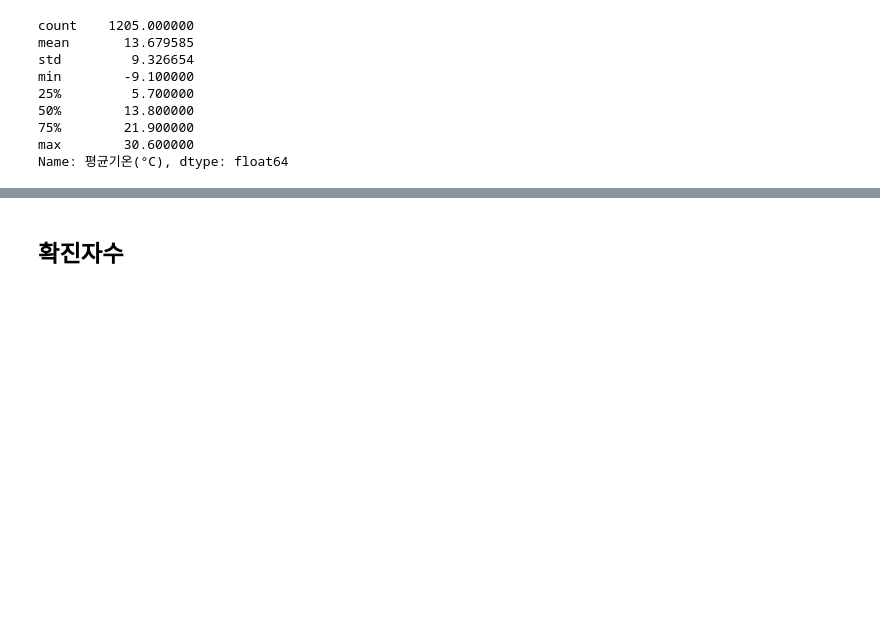
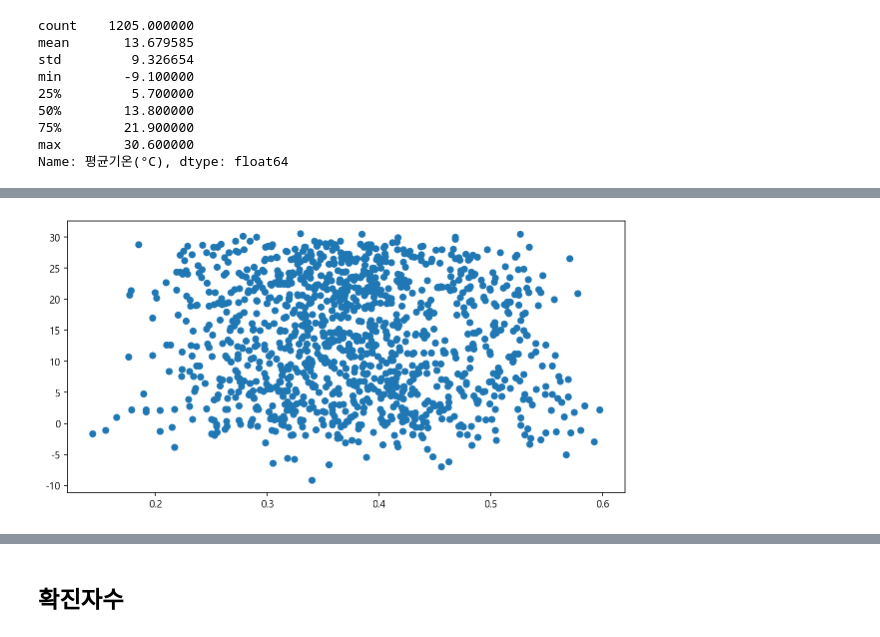
Before and after one commit to Park-taenam/DACON, a Jupyter notebook: restaurant/Restaurant.ipynb, the cells around one changed output, grey strips where cells are left out. Drawn from its saved outputs; the diff is of its cells as text; code cells hidden in the pictures; blank space fills up the shorter version.

```diff
--- a/restaurant/Restaurant.ipynb
+++ b/restaurant/Restaurant.ipynb
@@ -72,3 +74,22 @@ plt.show()
+# %%
+train['식사가능자수'] = train['본사정원수'] - train['본사출장자수'] - train['본사휴가자수'] - train['현본사소속재택근무자수']
+test['식사가능자수'] = test['본사정원수'] - test['본사출장자수'] - test['본사휴가자수'] - test['현본사소속재택근무자수']
+
+# train['휴가비율'] = train['본사휴가자수']/train['본사정원수']
+# test['휴가비율'] = test['본사휴가자수']/test['본사정원수']
+
+# train['출장비율'] = train['본사출장자수']/train['본사정원수']
+# test['출장비율'] = test['본사출장자수']/test['본사정원수']
+
+train['야근비율'] = train['본사시간외근무명령서승인건수']/train['식사가능자수']
+test['야근비율'] = test['본사시간외근무명령서승인건수']/test['식사가능자수']
+
+# train['재택비율'] = train['현본사소속재택근무자수']/train['본사정원수']
+# test['재택비율'] = test['현본사소속재택근무자수']/test['본사정원수']
+
+# 식사가능자수로 나눌까? 아니면 본사정원수로 나눌까?
+train['중식계비율'] = train['중식계'] / train['식사가능자수']
+train['석식계비율'] = train['석식계'] / train['식사가능자수']
 # %% [markdown]
 ## 날씨
 # %%
@@ -172,0 +198,6 @@ Name: 평균기온(°C), dtype: float64
+# %%
+plt.figure(figsize=(10,5))
+plt.scatter(x='중식계비율', y='평균기온(°C)', data=train)
+plt.show()
+# %% [output]
+[figure, added]
```
Also changed, not shown: parts of 34 cells of this notebook, 2 other files.
